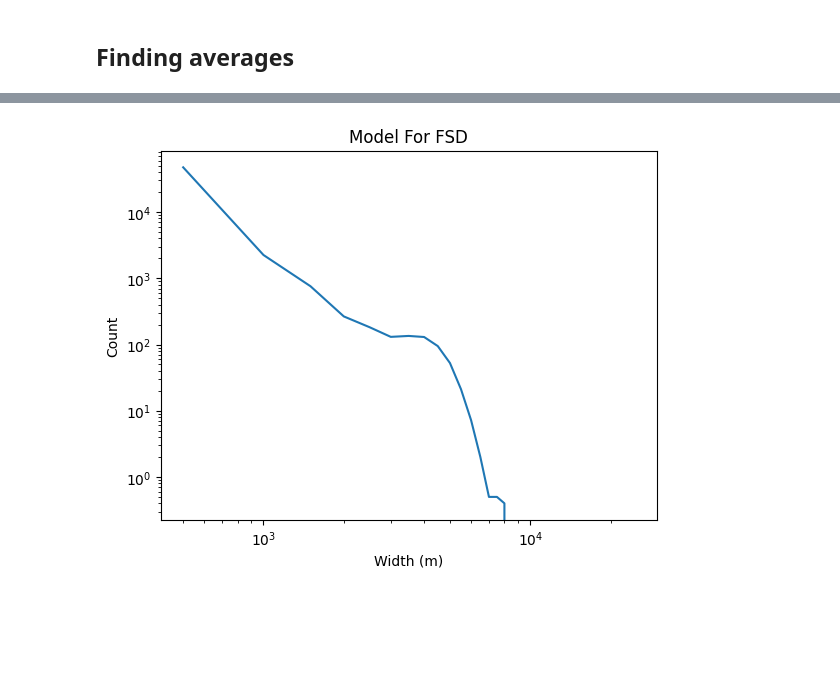
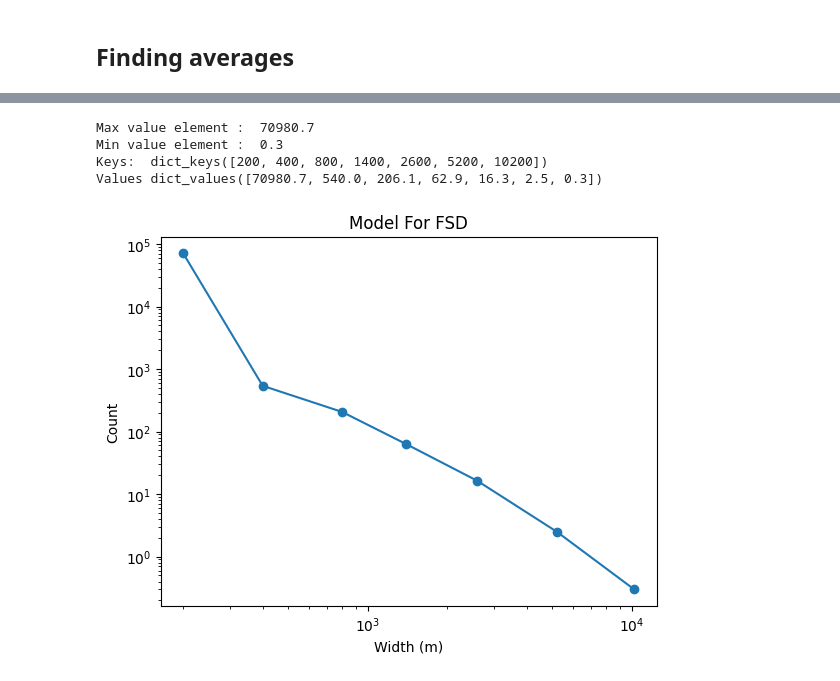
Before and after one commit to Marissa-working/Ice-Floe-Research, a Jupyter notebook: stochastic_model.ipynb, the cells around one changed output, grey strips where cells are left out. Drawn from its saved outputs; the diff is of its cells as text; code cells hidden in the pictures; blank space fills up the shorter version.

```diff
--- a/stochastic_model.ipynb
+++ b/stochastic_model.ipynb
@@ -308,6 +154,3 @@ def fsd_function():
 # the output of this function is a dictionary of the fsd
 # %% [markdown]
 ## Finding averages
-# %%
-for i in range(3):
-    print(i)
@@ -318,31 +157,10 @@ for i in range(3):
-# %%
-# Binning Function
-
-def binning(dictionary, binsize):
-    binned = {}
-    sizes = []
-    for i in range(50):
-        if i != 0:
-            sizes.append(i*binsize)
-    for size in sizes:
-        binned[size] = 0
-
-    for value in dictionary:
-        floe_count = dictionary[value]
-        opt_out = 0
-        for size in sizes:
-            if opt_out == 1:
-                continue
-            elif value < size and value > 0:
-                binned[size] += floe_count
-                opt_out = 1
-
-
-    return binned
 # %%
+#run trials function and get the averages
+
 def fsd_trials(trial_amount, binsize):
 
     averages = {}
+    total = {}
     for i in range(trial_amount):
         # calls fsd function to get a dict
         fsd = fsd_function()
@@ -357,10 +175,12 @@ def fsd_trials(trial_amount, binsize):
         total = 0
         for number in averages[value]:
             total += number
-            averages[value] = total/trial_amount
+        averages[value] = (total/trial_amount)
+
+
 
     # binning the trials with binning function
     bin_dict = binning(averages, binsize)
     return bin_dict
 # %%
-trial_dict = fsd_trials(10, 500)
+trial_dict = fsd_trials(5, 200)
@@ -389,17 +187,25 @@ plt.show()
 # %%
 import numpy as np
 
 sizes = list(trial_dict.keys())
 counts = list(trial_dict.values())
 total_count = sum(counts)
 
 
+plt.scatter(sizes, counts)
 plt.plot(sizes, counts)
 plt.xlabel("Width (m)")
 plt.ylabel("Count")
 plt.title("Model For FSD")
 plt.yscale("log")
 plt.xscale("log")
 #count, bins, ignored = plt.line(sizes, result)
+print ("Max value element : ", max(counts))
+print("Min value element : ", min(counts))
+print("Keys: ", trial_dict.keys(), "\nValues", trial_dict.values())
 # %% [output]
+Max value element :  70980.7
+Min value element :  0.3
+Keys:  dict_keys([200, 400, 800, 1400, 2600, 5200, 10200])
+Values dict_values([70980.7, 540.0, 206.1, 62.9, 16.3, 2.5, 0.3])
-[figure, old version]
+[figure, new version]
```
Also changed, not shown: parts of 23 cells of this notebook.
